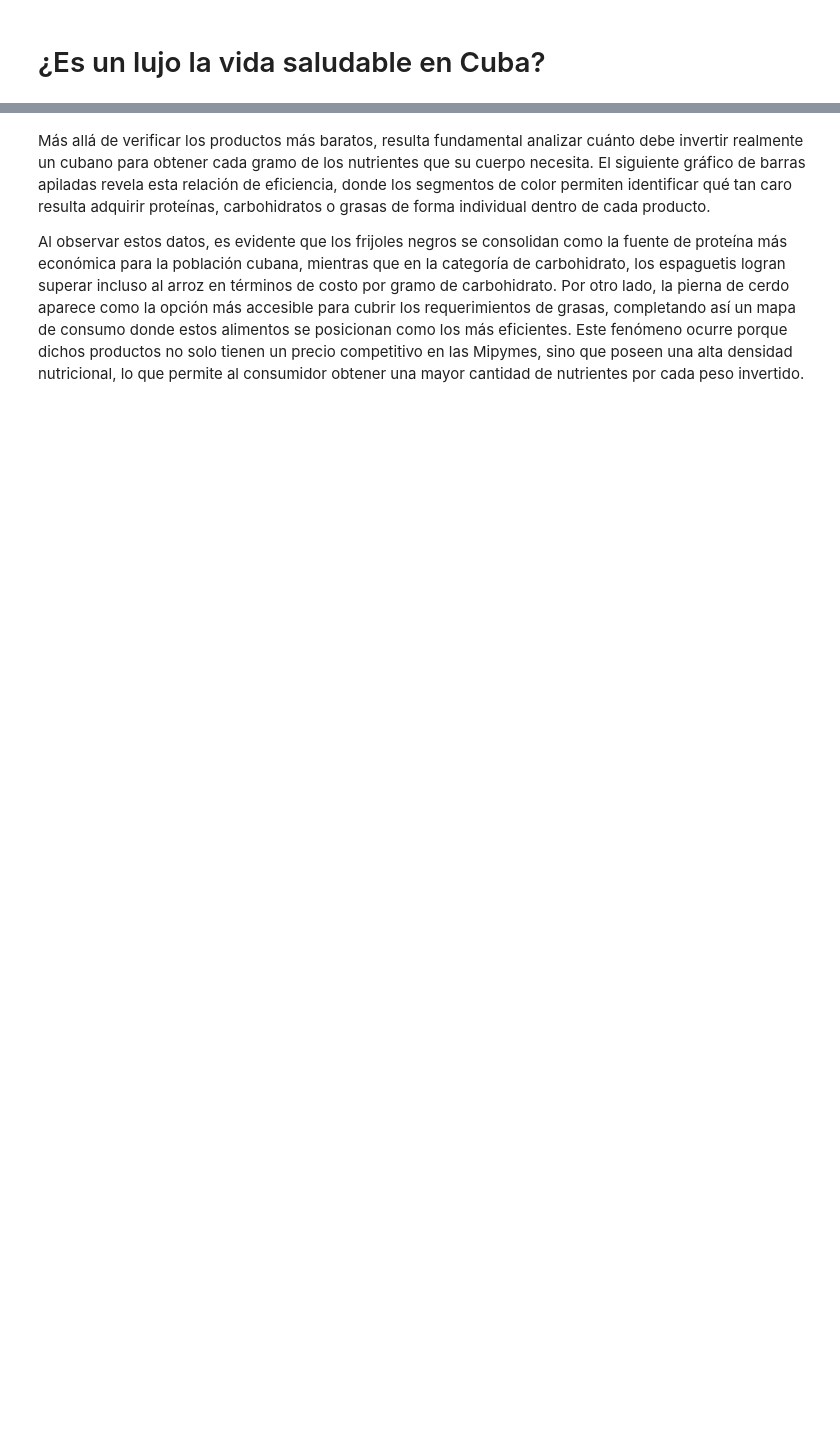
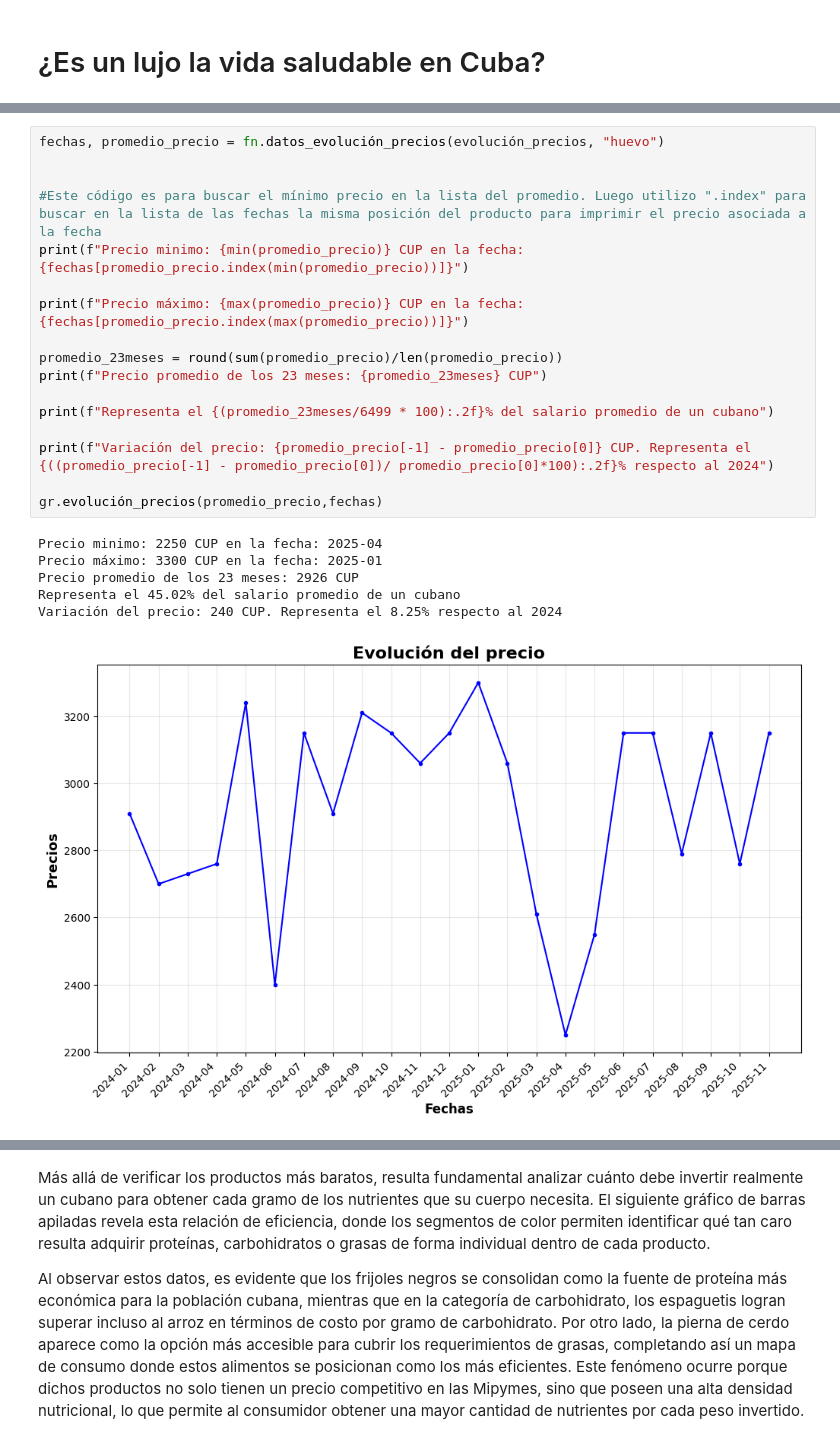
Before and after one commit to datascienceelias-png/proyecto_pipymes, a Jupyter notebook: analisis.ipynb, the cells around one changed output, grey strips where cells are left out. Drawn from its saved outputs; the diff is of its cells as text; blank space fills up the shorter version.

```diff
--- a/analisis.ipynb
+++ b/analisis.ipynb
@@ -82,0 +70,24 @@ proteinas: 65.0 g
+# %%
+fechas, promedio_precio = fn.datos_evolución_precios(evolución_precios, "huevo")
+
+
+#Este código es para buscar el mínimo precio en la lista del promedio. Luego utilizo ".index" para buscar en la lista de las fechas la misma posición del producto para imprimir el precio asociada a la fecha
+print(f"Precio minimo: {min(promedio_precio)} CUP en la fecha: {fechas[promedio_precio.index(min(promedio_precio))]}")
+
+print(f"Precio máximo: {max(promedio_precio)} CUP en la fecha: {fechas[promedio_precio.index(max(promedio_precio))]}")
+
+promedio_23meses = round(sum(promedio_precio)/len(promedio_precio))
+print(f"Precio promedio de los 23 meses: {promedio_23meses} CUP")
+
+print(f"Representa el {(promedio_23meses/6499 * 100):.2f}% del salario promedio de un cubano")
+
+print(f"Variación del precio: {promedio_precio[-1] - promedio_precio[0]} CUP. Representa el {((promedio_precio[-1] - promedio_precio[0])/ promedio_precio[0]*100):.2f}% respecto al 2024")
+
+gr.evolución_precios(promedio_precio,fechas)
+# %% [output]
+Precio minimo: 2250 CUP en la fecha: 2025-04
+Precio máximo: 3300 CUP en la fecha: 2025-01
+Precio promedio de los 23 meses: 2926 CUP
+Representa el 45.02% del salario promedio de un cubano
+Variación del precio: 240 CUP. Representa el 8.25% respecto al 2024
+[figure, added]
```
Also changed, not shown: parts of 18 cells of this notebook, 10 other files.
